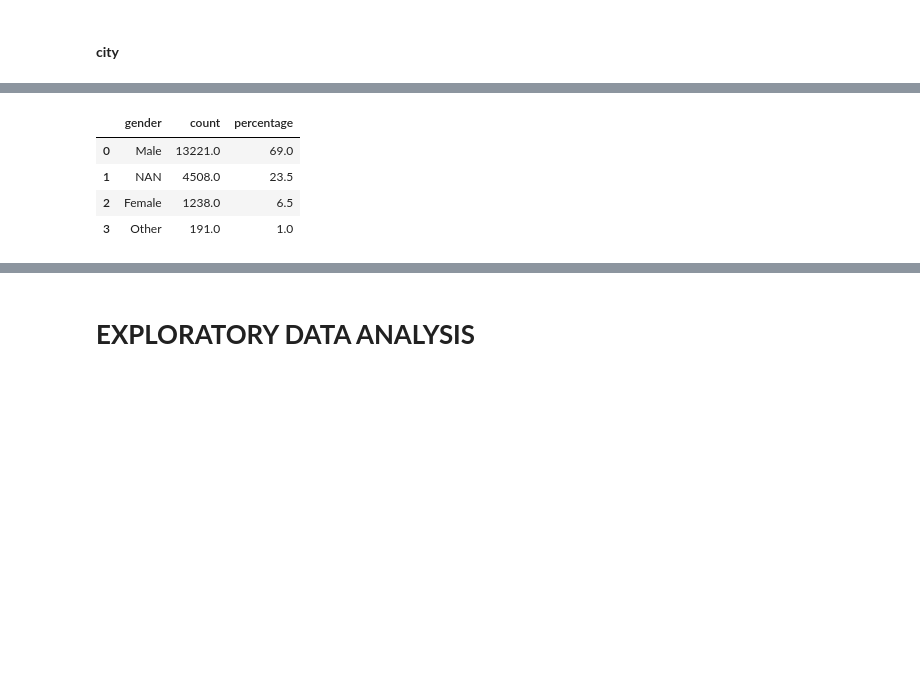
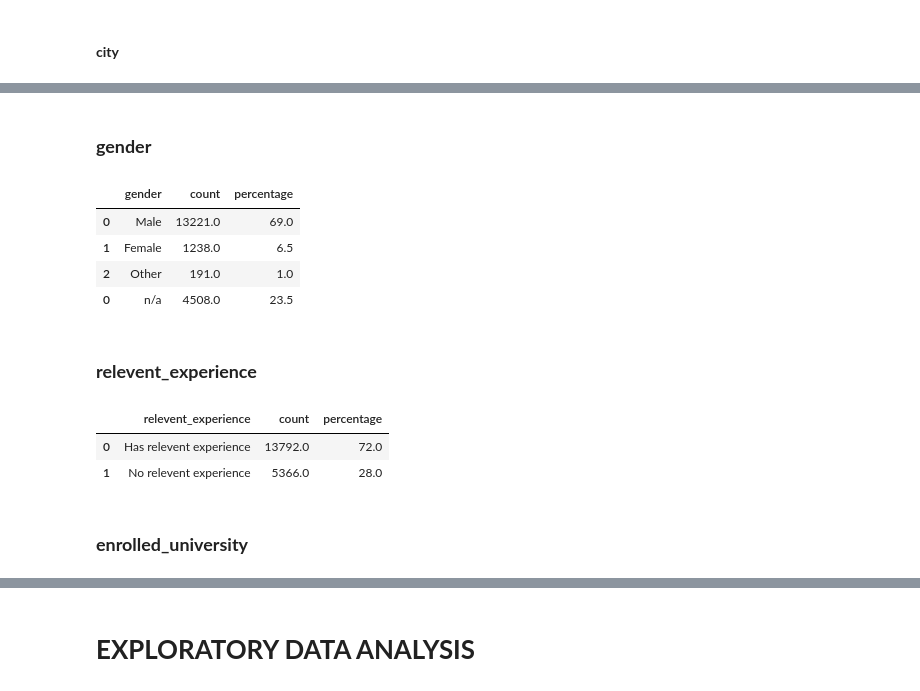
Before and after one commit to mrazakqq/HR-Analytics-Who-Will-Leave-The-Job, a Jupyter notebook: hr-analytics-who-will-leave-the-job.ipynb, the cells around one changed output, grey strips where cells are left out. Saved outputs shown, nothing was run; the diff lists cells and outputs as text; code cells hidden in the pictures; blank space fills up the shorter version.

```diff
--- a/hr-analytics-who-will-leave-the-job.ipynb
+++ b/hr-analytics-who-will-leave-the-job.ipynb
@@ -140,16 +148,25 @@ dataDummy.last_new_job.fillna('Other', inplace=True)
+# %% [markdown]
+### **gender**
 # %%
-city = (pd.DataFrame([dataDummy.city.value_counts(), (round(dataDummy.city.value_counts()*100/len(dataDummy.city), 1))],
-                    index=['count', 'percentage']).T.reset_index()).rename(columns={'index':'city'})
-city
-gender = (pd.DataFrame([dataDummy.gender.value_counts(), (round(dataDummy.gender.value_counts()*100/len(dataDummy.gender), 1))],
+gender = (pd.DataFrame([data.gender.value_counts(), (round(data.gender.value_counts()*100/len(data.gender), 1))],
                     index=['count', 'percentage']).T.reset_index()).rename(columns={'index':'gender'})
+gender = pd.concat([gender, pd.DataFrame([['n/a', len(data)-gender['count'].sum(), 100-gender['percentage'].sum()]], columns=gender.columns)])
 gender
-gender = (pd.DataFrame([dataDummy.gender.value_counts(), (round(dataDummy.gender.value_counts()*100/len(dataDummy.gender), 1))],
-                    index=['count', 'percentage']).T.reset_index()).rename(columns={'index':'gender'})
-gender
 # %% [output]
 |  | gender | count | percentage |
 | 0 | Male | 13221.0 | 69.0 |
-| 1 | NAN | 4508.0 | 23.5 |
-| 2 | Female | 1238.0 | 6.5 |
-| 3 | Other | 191.0 | 1.0 |
+| 1 | Female | 1238.0 | 6.5 |
+| 2 | Other | 191.0 | 1.0 |
+| 0 | n/a | 4508.0 | 23.5 |
+# %% [markdown]
+### **relevent_experience**
+# %%
+releventExperience = (pd.DataFrame([data.relevent_experience.value_counts(),
+                                   (round(data.relevent_experience.value_counts()*100/len(data.relevent_experience), 1))], index=['count', 'percentage']).T.reset_index()).rename(columns={'index':'relevent_experience'})
+releventExperience
+# %% [output]
+|  | relevent_experience | count | percentage |
+| 0 | Has relevent experience | 13792.0 | 72.0 |
+| 1 | No relevent experience | 5366.0 | 28.0 |
+# %% [markdown]
+### **enrolled_university**
```
Also changed, not shown: parts of 33 cells of this notebook.
